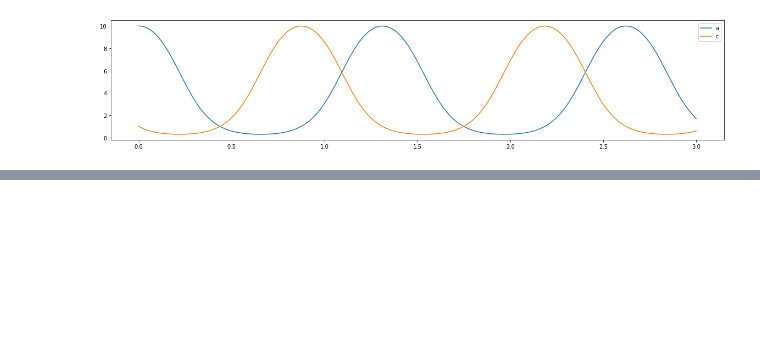
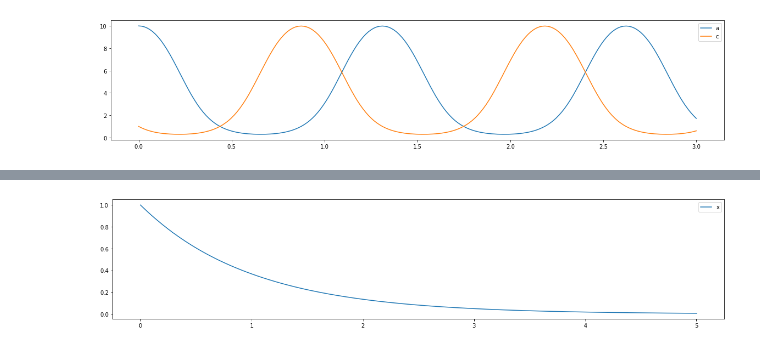
Before and after one commit to UC-Davis-molecular-computing/gpac, a Jupyter notebook: notebook.ipynb, the cells around one changed output, grey strips where cells are left out. Cells and saved outputs as stored; diff of their text form; code cells hidden in the pictures; blank space fills up the shorter version.

```diff
--- a/notebook.ipynb
+++ b/notebook.ipynb
@@ -172,0 +79,20 @@ ValueError: setting an array element with a sequence.
+# %%
+# exponential decay
+
+from sympy import symbols
+from gpac import plot
+import numpy as np
+
+x = symbols('x')
+
+odes = {
+    x: -x,
+}
+initial_values = {
+    x: 1,
+}
+times = np.linspace(0, 5, 200)
+
+plot(odes, initial_values, times=times, figure_size=(20,4))
+# %% [output]
+[figure, added]
```
Also changed, not shown: parts of 8 cells of this notebook.
